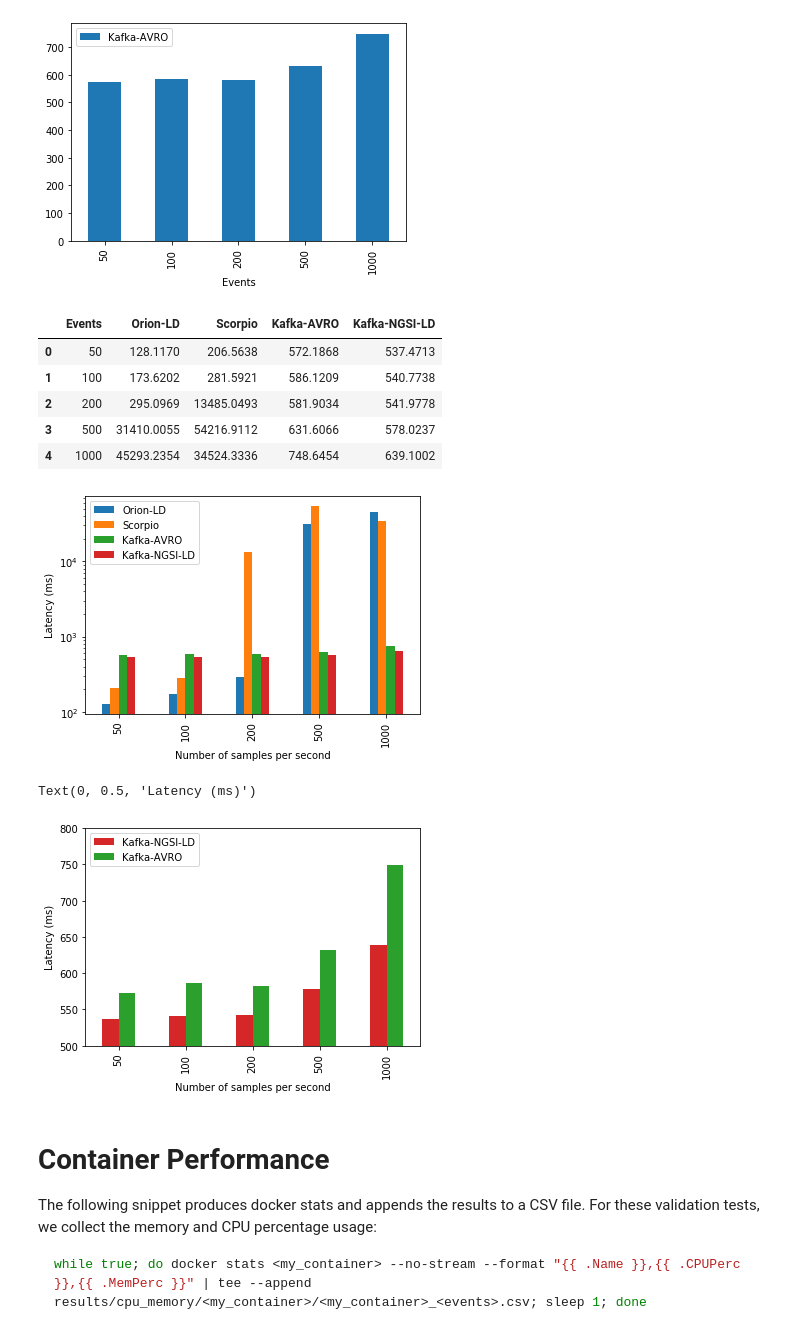
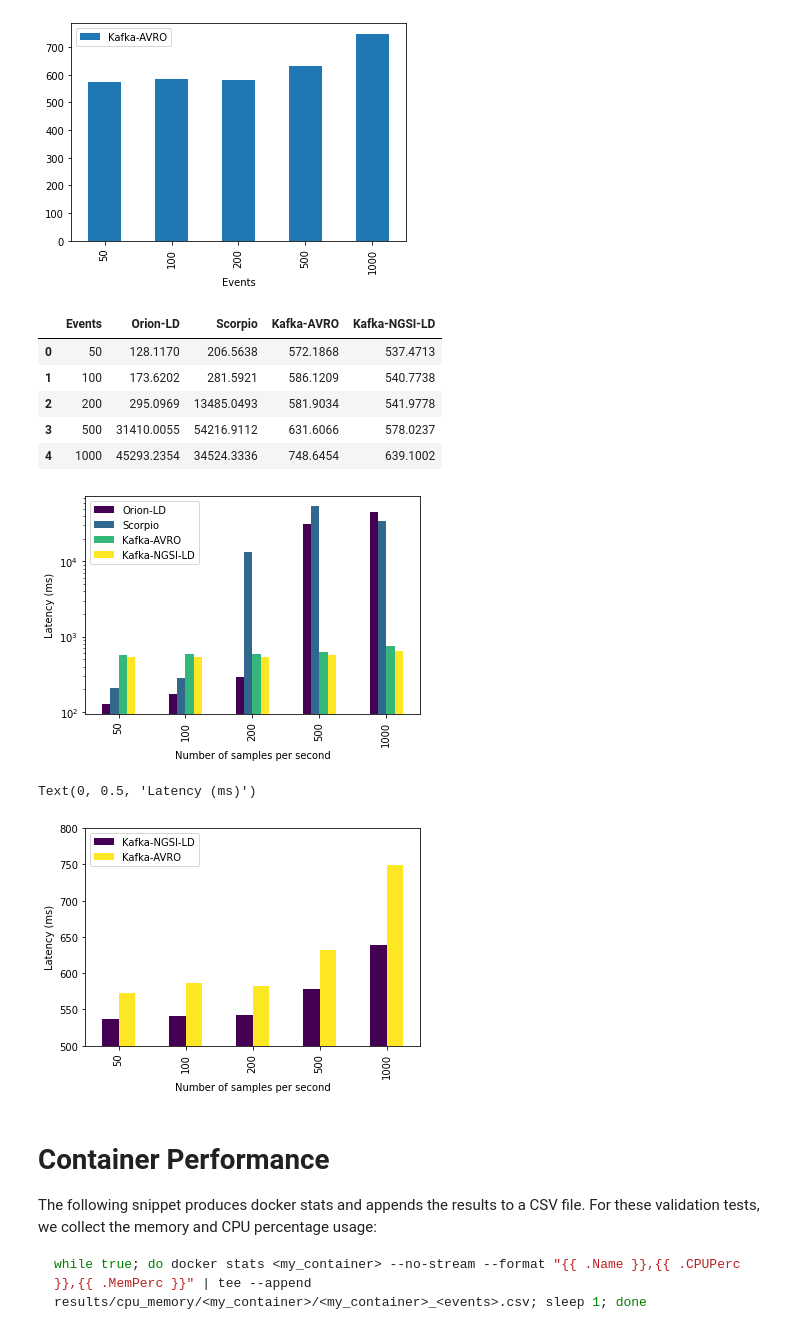
Before and after one commit to giros-dit/cim-prometheus-pipelines, a Jupyter notebook: Experiments.ipynb, the cells around one changed output. Cells and saved outputs as stored; diff of their text form; code cells hidden in the pictures.

```diff
--- a/Experiments.ipynb
+++ b/Experiments.ipynb
@@ -130,32 +131,34 @@ latency
 # %%
 latency = pd.DataFrame({"Events": events,"Orion-LD": orion_means,
                        "Scorpio": scorpio_means,
                        "Kafka-AVRO": kafka_avro_means,
                        "Kafka-NGSI-LD": kafka_ngsi_ld_means})
-colors = ['tab:blue','tab:orange', "tab:green", "tab:red"]
+#colors = ['tab:blue','tab:orange', "tab:green", "tab:red"]
+colors=cm.get_cmap('viridis', 4).colors
 latency_plot = latency.plot.bar(x="Events", logy=True, color=colors)
 latency_plot.set_xlabel("Number of samples per second")
 latency_plot.set_ylabel("Latency (ms)")
 latency
 # %% [output]
 |  | Events | Orion-LD | Scorpio | Kafka-AVRO | Kafka-NGSI-LD |
 | 0 | 50 | 128.1170 | 206.5638 | 572.1868 | 537.4713 |
 | 1 | 100 | 173.6202 | 281.5921 | 586.1209 | 540.7738 |
 | 2 | 200 | 295.0969 | 13485.0493 | 581.9034 | 541.9778 |
 | 3 | 500 | 31410.0055 | 54216.9112 | 631.6066 | 578.0237 |
 | 4 | 1000 | 45293.2354 | 34524.3336 | 748.6454 | 639.1002 |
-[figure, old version]
+[figure, new version]
 # %%
 latency_kafka = pd.DataFrame({"Events": events,
                               "Kafka-NGSI-LD": kafka_ngsi_ld_means,
                               "Kafka-AVRO": kafka_avro_means })
-colors = ['tab:red','tab:green']
+#colors = ['tab:red','tab:green']
+colors=cm.get_cmap('viridis', 2).colors
 latency_kafka_plot = latency_kafka.plot.bar(x="Events", ylim=(500,800), color=colors)
 latency_kafka_plot.set_xlabel("Number of samples per second")
 latency_kafka_plot.set_ylabel("Latency (ms)")
 # %% [output]
 Text(0, 0.5, 'Latency (ms)')
-[figure, old version]
+[figure, new version]
 # %% [markdown]
 # Container Performance
 
```
Also changed, not shown: parts of 14 cells of this notebook.
